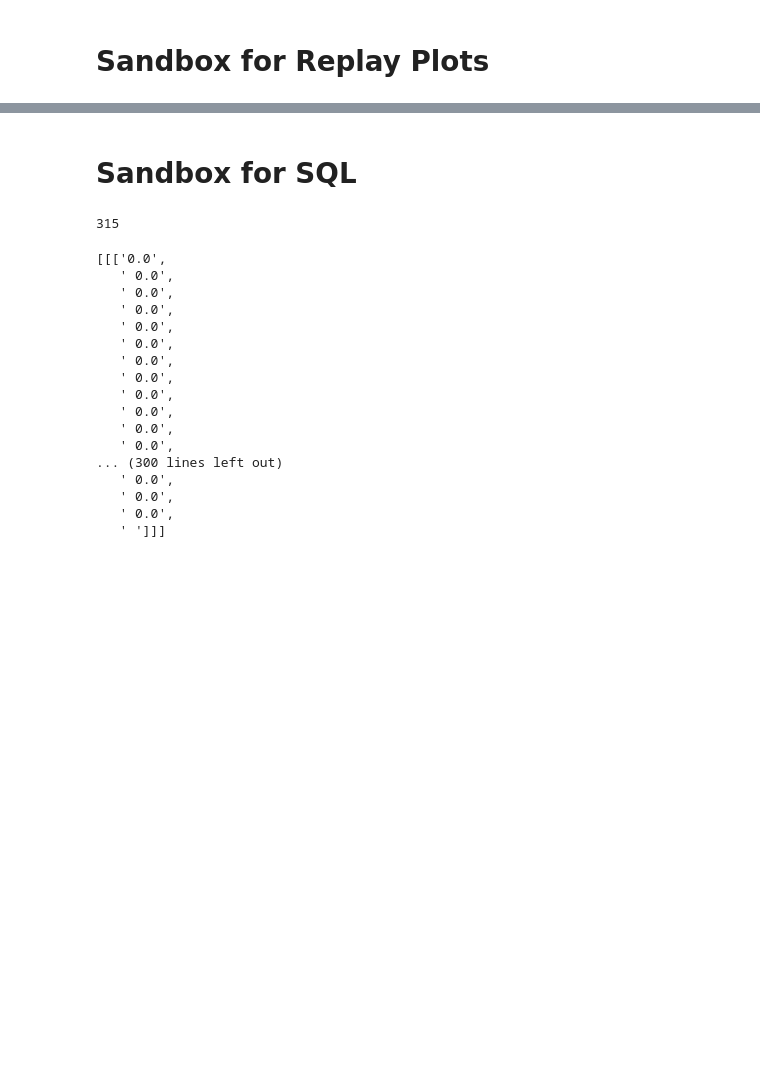
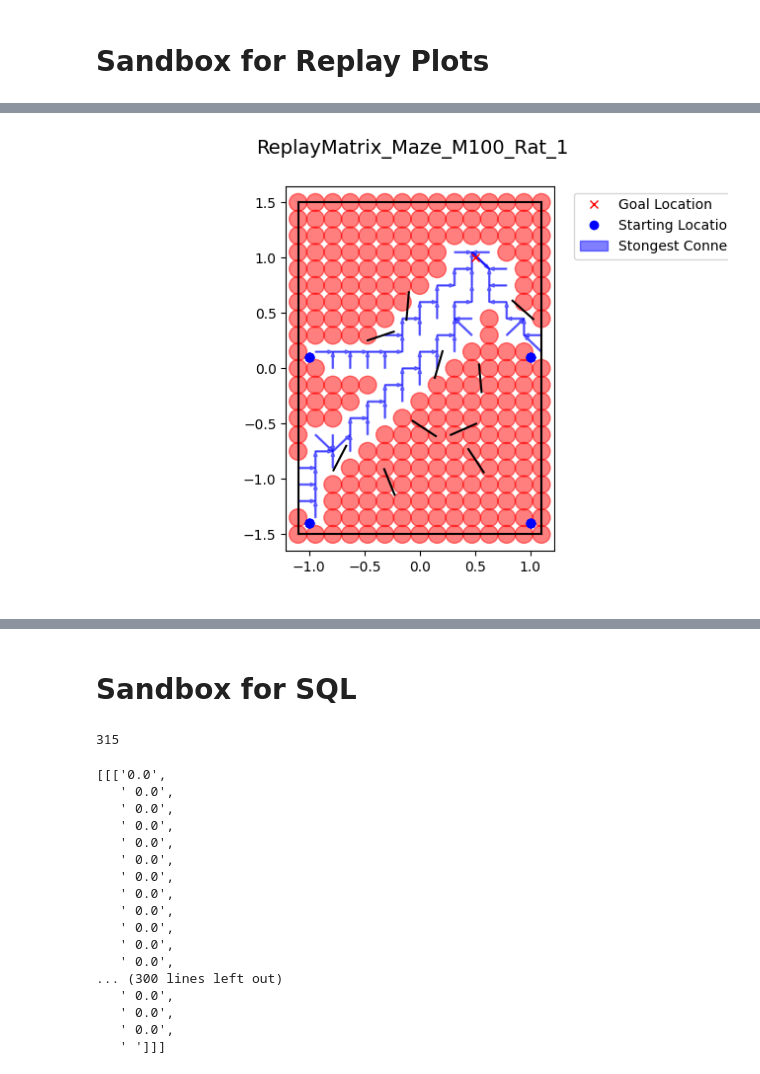
Before and after one commit to biorobaw/OpenReplay-F2021, a Jupyter notebook: articl2.ipynb, the cells around one changed output, grey strips where cells are left out. Saved outputs shown, nothing was run; the diff lists cells and outputs as text; code cells hidden in the pictures; blank space fills up the shorter version.

Commit message:
Added Stochastic replay propagation

```diff
--- a/articl2.ipynb
+++ b/articl2.ipynb
@@ -81,7 +136,7 @@ maze_folder = 'experiments/mazes/'
 maze_metrics_file = os.path.join(git_root, maze_folder + 'mazeMetrics.csv')
 
 sample_rate = 1
-db = sqlite3.connect(folder + 'experiment_results.sqlite')
+db = sqlite3.connect(folder + 'experiment_results.sqlite',detect_types=sqlite3.PARSE_DECLTYPES)
 # %%
 min_layers = ['u04_40', 'u08_21', 'u12_14', 'u16_11', 'u20_09', 'u24_07', 'u28_06', 'u32_06', 'u36_06', 'u40_05', 'u44_05', 'u48_04', 'u52_04', 'u56_04']
 
@@ -226,7 +204,18 @@ episode = lastEpisode(experiment_configs, sample_rate)
 location = -1
 summaries, runtimes_last_episode = getDataEpisodeAndSummaries(db, experiment_configs, merge_fields, episode, location)
 
-summaries['replay_budget_c'] = summaries['replay_budget'].astype(CategoricalDtype(summaries['replay_budget'].unique(), ordered=True))
+# GET REPLAY Matrix
+merge_fields = ['maze', 'replay_budget', 'pcs']
+summaries2 = getReplayData(db, experiment_configs, merge_fields, episode, location)
+
+addCatigoricalData(summaries,'replay_budget')
+addCatigoricalData(summaries2,'replay_budget')
+addCatigoricalData(runtimes_last_episode,'replay_budget')
+
+
+# summaries['replay_budget_c'] = summaries['replay_budget'].astype(CategoricalDtype(summaries['replay_budget'].unique(), ordered=True))
+# summaries2['replay_budget_c'] = summaries2['replay_budget'].astype(CategoricalDtype(summaries2['replay_budget'].unique(), ordered=True))
+
 
 # Error Messures the number of steps / optimal path -1 (closer to zero better)
 threshold = 1
@@ -239,14 +228,14 @@ learning_times['replay_budget_c'] = learning_times['replay_budget'].astype(Categ
 merge_fields = ['mazeFile', 'replay_budget']
 tl = getTotalLearningTimes(db, experiment_configs, location, threshold, merge_fields)
 
-print(tl['steps'])
+#print(tl['steps'])
 
 # # DISPLAY
 # fields = ['c_id', 'maze', 'num_obstacles', 'pcs', 'scale', 'number of cells']
 # # display(experiment_configs['number of cells'].unique())
 # # display(experiment_configs[fields])
 # # display('SUMMARIES', summaries, 'RUN TIMES', runtimes_last_episode)
-display(summaries)
+display(summaries2)
 display(tl)
 # display(experiment_configs)
 # %% [output]
@@ -300,3 +379,12 @@ Name: steps, dtype: float32
+# %%
+test = summaries2[summaries2['rat']==1]
+summaries2['mean']
+maze_folder, pcs_folder = getMazeAndPcsFolder()
+for index, row in test.iterrows():
+    fig = plot_replay_matrix(row,maze_folder,pcs_folder)
+    break
+# %% [output]
+[figure, added]
 # %%
 def plot_box_plot(data, x_column, y_column, x_title, y_title, plot_title, ylim, box_colors):
     # print(data)
```
Also changed, not shown: parts of 9 cells of this notebook, 13 other files.
